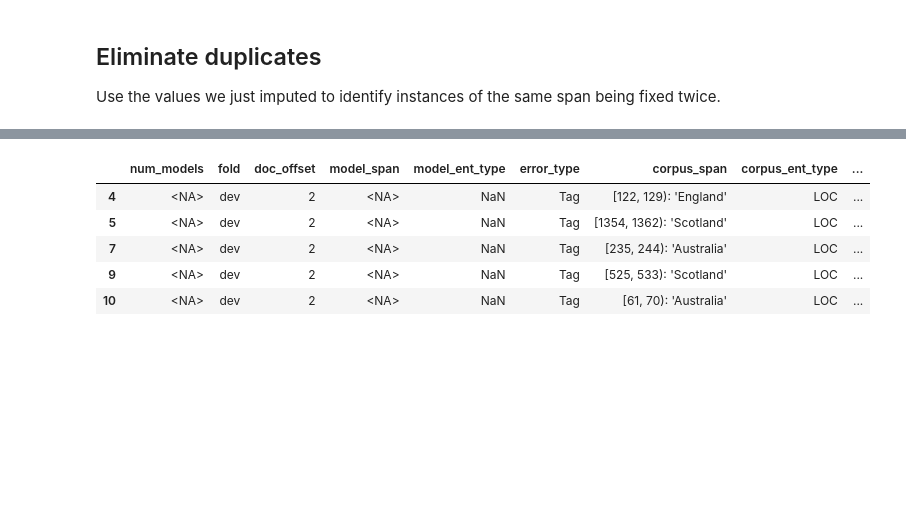
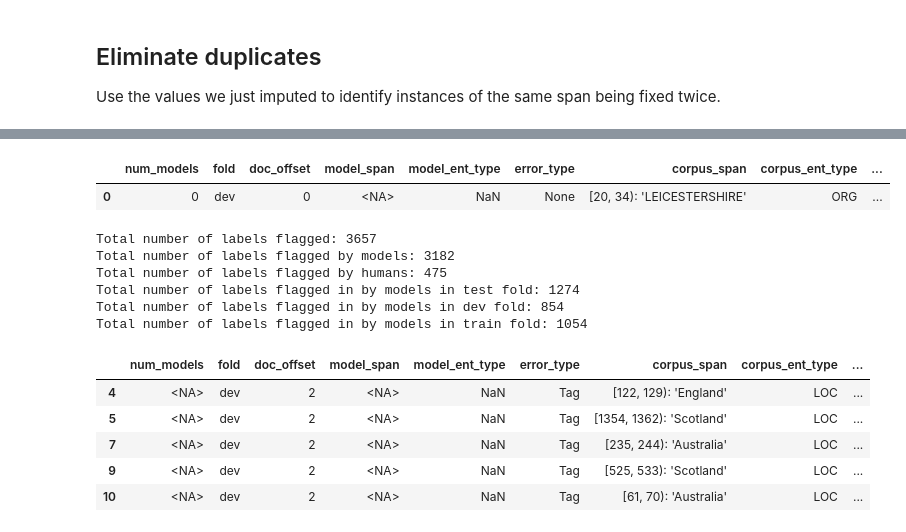
Before and after one commit to CODAIT/Identifying-Incorrect-Labels-In-CoNLL-2003, a Jupyter notebook: scripts/Label_Stats.ipynb, the cells around one changed output, grey strips where cells are left out. Cells and saved outputs as stored; diff of their text form; code cells hidden in the pictures; blank space fills up the shorter version.

```diff
--- a/scripts/Label_Stats.ipynb
+++ b/scripts/Label_Stats.ipynb
@@ -409,6 +403,30 @@ all_labels.loc[:,"hand_labelled"] = all_labels["num_models"].isna()
 all_labels.loc[all_labels["hand_labelled"], 'conll_2'] = False
 all_labels.loc[all_labels["hand_labelled"], 'conll_3'] = False
 all_labels.loc[all_labels["hand_labelled"], 'conll_4'] = False
+# %%
+all_labels.head(1)
+# %% [output]
+|  | num_models | fold | doc_offset | model_span | model_ent_type | error_type | corpus_span | corpus_ent_type | ... |
+| 0 | 0 | dev | 0 | <NA> | NaN | None | [20, 34): 'LEICESTERSHIRE' | ORG | ... |
+# %%
+labels_from_models = all_labels[~all_labels['hand_labelled']]
+print(
+f"""
+Total number of labels flagged: {len(all_labels.index)}
+Total number of labels flagged by models: {len(labels_from_models.index)}
+Total number of labels flagged by humans: {all_labels['hand_labelled'].sum()}
+Total number of labels flagged in by models in test fold: {(labels_from_models['fold'] == 'test').sum()}
+Total number of labels flagged in by models in dev fold: {(labels_from_models['fold'] == 'dev').sum()}
+Total number of labels flagged in by models in train fold: {(labels_from_models['fold'] == 'train').sum()}
+"""
+    )
+# %% [output]
+Total number of labels flagged: 3657
+Total number of labels flagged by models: 3182
+Total number of labels flagged by humans: 475
+Total number of labels flagged in by models in test fold: 1274
+Total number of labels flagged in by models in dev fold: 854
+Total number of labels flagged in by models in train fold: 1054
 # %%
 # "Manual" labels -- those found by hand in the vicinity of labels that were
 # suggested by our scripts -- should't overlap with any of the automatic ones.
```
Also changed, not shown: parts of 16 cells of this notebook.
